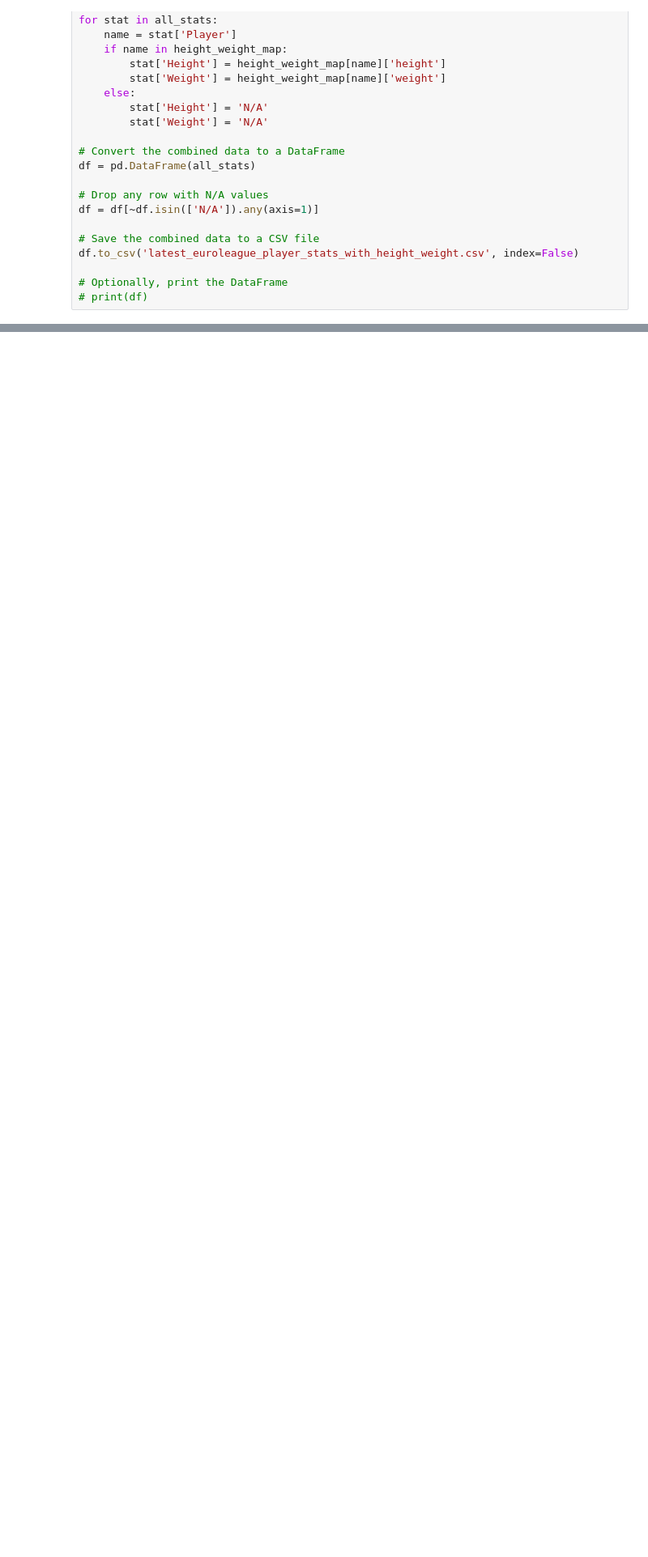
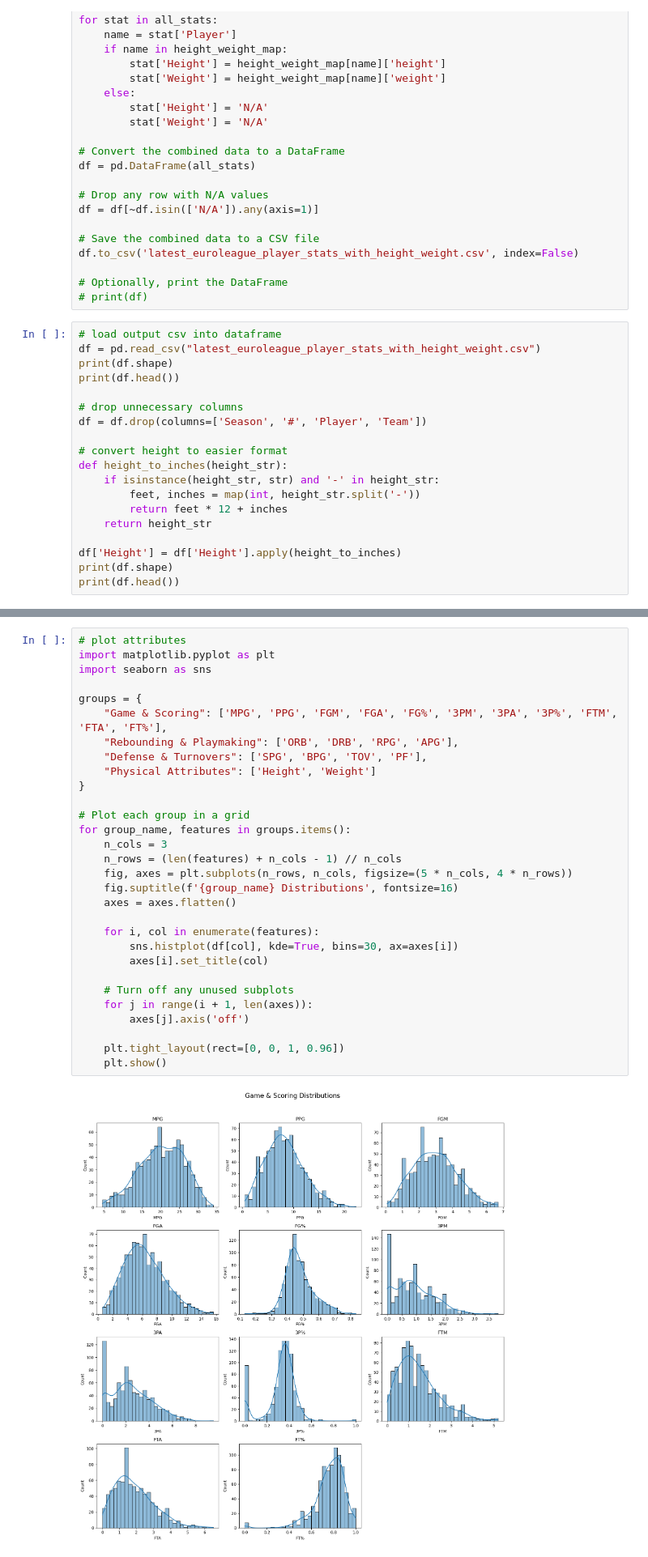
Before and after one commit to KavinLAH/ECS-171-Project, a Jupyter notebook: 171_Project.ipynb, the cells around one changed output, grey strips where cells are left out. Shown: that part at 81% size. Saved outputs shown, nothing was run; the diff lists cells and outputs as text; blank space fills up the shorter version.

```diff
--- a/171_Project.ipynb
+++ b/171_Project.ipynb
@@ -170,3 +170,22 @@ df.to_csv('latest_euroleague_player_stats_with_height_weight.csv', index=False)
 
 # Optionally, print the DataFrame
 # print(df)
+# %%
+# load output csv into dataframe
+df = pd.read_csv("latest_euroleague_player_stats_with_height_weight.csv")
+print(df.shape)
+print(df.head())
+
+# drop unnecessary columns
+df = df.drop(columns=['Season', '#', 'Player', 'Team'])
+
+# convert height to easier format
+def height_to_inches(height_str):
+    if isinstance(height_str, str) and '-' in height_str:
+        feet, inches = map(int, height_str.split('-'))
+        return feet * 12 + inches
+    return height_str
+
+df['Height'] = df['Height'].apply(height_to_inches)
+print(df.shape)
+print(df.head())
@@ -172,0 +210,32 @@ df.to_csv('latest_euroleague_player_stats_with_height_weight.csv', index=False)
+# %%
+# plot attributes
+import matplotlib.pyplot as plt
+import seaborn as sns
+
+groups = {
+    "Game & Scoring": ['MPG', 'PPG', 'FGM', 'FGA', 'FG%', '3PM', '3PA', '3P%', 'FTM', 'FTA', 'FT%'],
+    "Rebounding & Playmaking": ['ORB', 'DRB', 'RPG', 'APG'],
+    "Defense & Turnovers": ['SPG', 'BPG', 'TOV', 'PF'],
+    "Physical Attributes": ['Height', 'Weight']
+}
+
+# Plot each group in a grid
+for group_name, features in groups.items():
+    n_cols = 3
+    n_rows = (len(features) + n_cols - 1) // n_cols
+    fig, axes = plt.subplots(n_rows, n_cols, figsize=(5 * n_cols, 4 * n_rows))
+    fig.suptitle(f'{group_name} Distributions', fontsize=16)
+    axes = axes.flatten()
+
+    for i, col in enumerate(features):
+        sns.histplot(df[col], kde=True, bins=30, ax=axes[i])
+        axes[i].set_title(col)
+
+    # Turn off any unused subplots
+    for j in range(i + 1, len(axes)):
+        axes[j].axis('off')
+
+    plt.tight_layout(rect=[0, 0, 1, 0.96])
+    plt.show()
+# %% [output]
+[figure, added]
```
Also changed, not shown: parts of 5 cells of this notebook, 1 other file.
